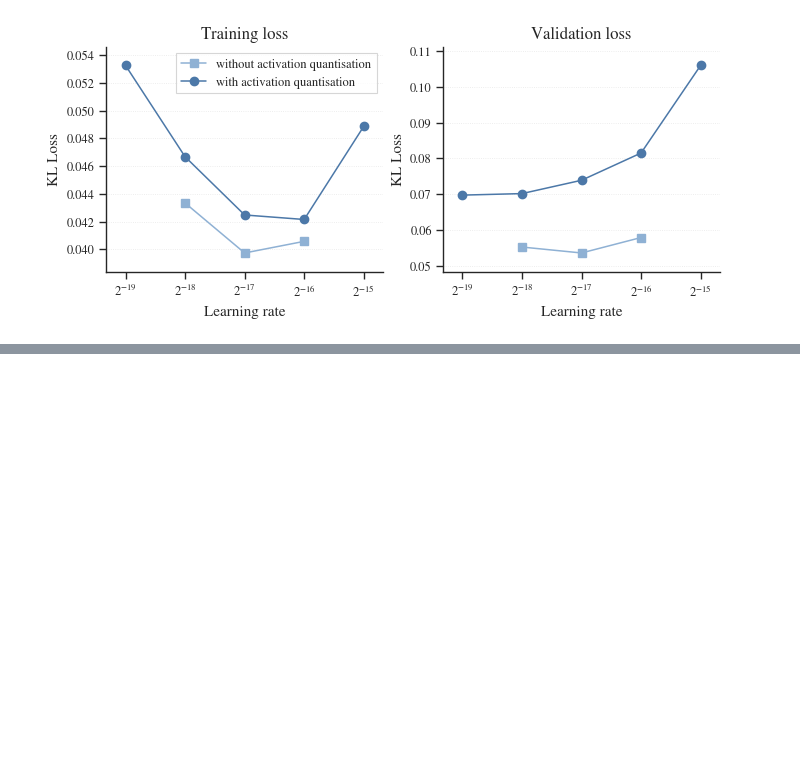
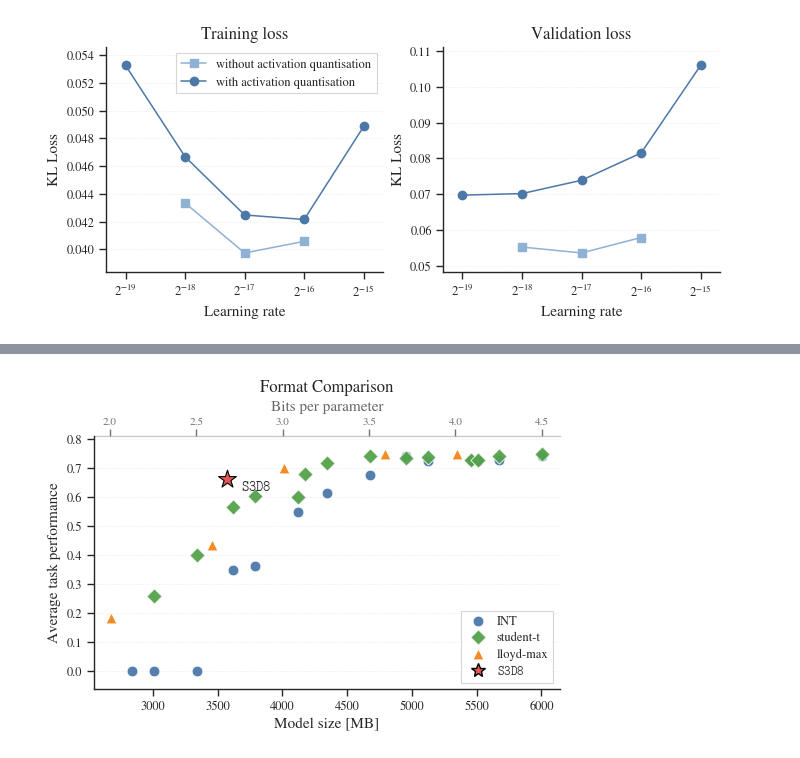
Before and after one commit to graphcore-research/llama-mobile-vlm, a Jupyter notebook: 20260415-PaperFigures.ipynb, the cells around one changed output, grey strips where cells are left out. Saved outputs shown, nothing was run; the diff lists cells and outputs as text; code cells hidden in the pictures; blank space fills up the shorter version.

```diff
--- a/20260415-PaperFigures.ipynb
+++ b/20260415-PaperFigures.ipynb
@@ -34,6 +34,8 @@ TASK_TITLES = {
 COLORS = {
     "int_qat": "#4C78A8",
     "int_direct": "#8FB1D4",
+    "student_t": "#54A24B",
+    "lloyd_max": "#F58518",
     "s3d8": "#E45756",
     "bf16": "0.35",
 }
@@ -136,6 +138,8 @@ def quantisation_format_name(fmt: dict[str, Any]) -> str:
     if fmt_type == "fit_scaled":
         if fmt["element_family"] == "t":
             return "student-t [fit]"
+        if fmt["element_family"] == "lloyd_max":
+            return "lloyd-max [fit]"
         if fmt["element_family"] == "s3d8":
             return "s3d8"
 
@@ -743,0 +793,63 @@ plt.show()
+# %%
+figsize = (5.2, 3.6)
+fig, ax = plt.subplots(figsize=figsize, constrained_layout=True)
+
+for label, style in format_styles.items():
+    plot_df = format_df.loc[format_df["format"] == label]
+    ax.scatter(
+        plot_df["size"],
+        plot_df["overall"],
+        s=POINT_SIZE,
+        marker=style["marker"],
+        color=style["color"],
+        edgecolor="white",
+        linewidth=EDGE_WIDTH,
+        alpha=POINT_ALPHA,
+        zorder=3,
+        label=label,
+    )
+plot_s3d8(ax, our_size, our_perf)
+
+ax.annotate(
+    LABELS["s3d8"],
+    xy=(our_size, our_perf),
+    xytext=(10, -10),
+    textcoords="offset points",
+    fontsize=10,
+    ha="left",
+    va="bottom",
+)
+ax.set(
+    title="Format Comparison",
+    xlabel="Model size [MB]",
+    ylabel="Average task performance",
+)
+finish_size_axis(ax, size_to_bpp)
+
+handles, labels = ax.get_legend_handles_labels()
+handles.append(
+    Line2D(
+        [],
+        [],
+        marker="*",
+        linestyle="",
+        markersize=10,
+        color=COLORS["s3d8"],
+        markeredgecolor="black",
+        label=LABELS["s3d8"],
+    )
+)
+ax.legend(
+    handles=handles,
+    loc="lower right",
+    frameon=True,
+    fancybox=False,
+    edgecolor="0.8",
+    labelspacing=0.35,
+    handletextpad=0.5,
+)
+
+save_figure(fig, "fig_format_overall.pdf")
+plt.show()
+# %% [output]
+[figure, added]
```
Also changed, not shown: parts of 4 cells of this notebook.
